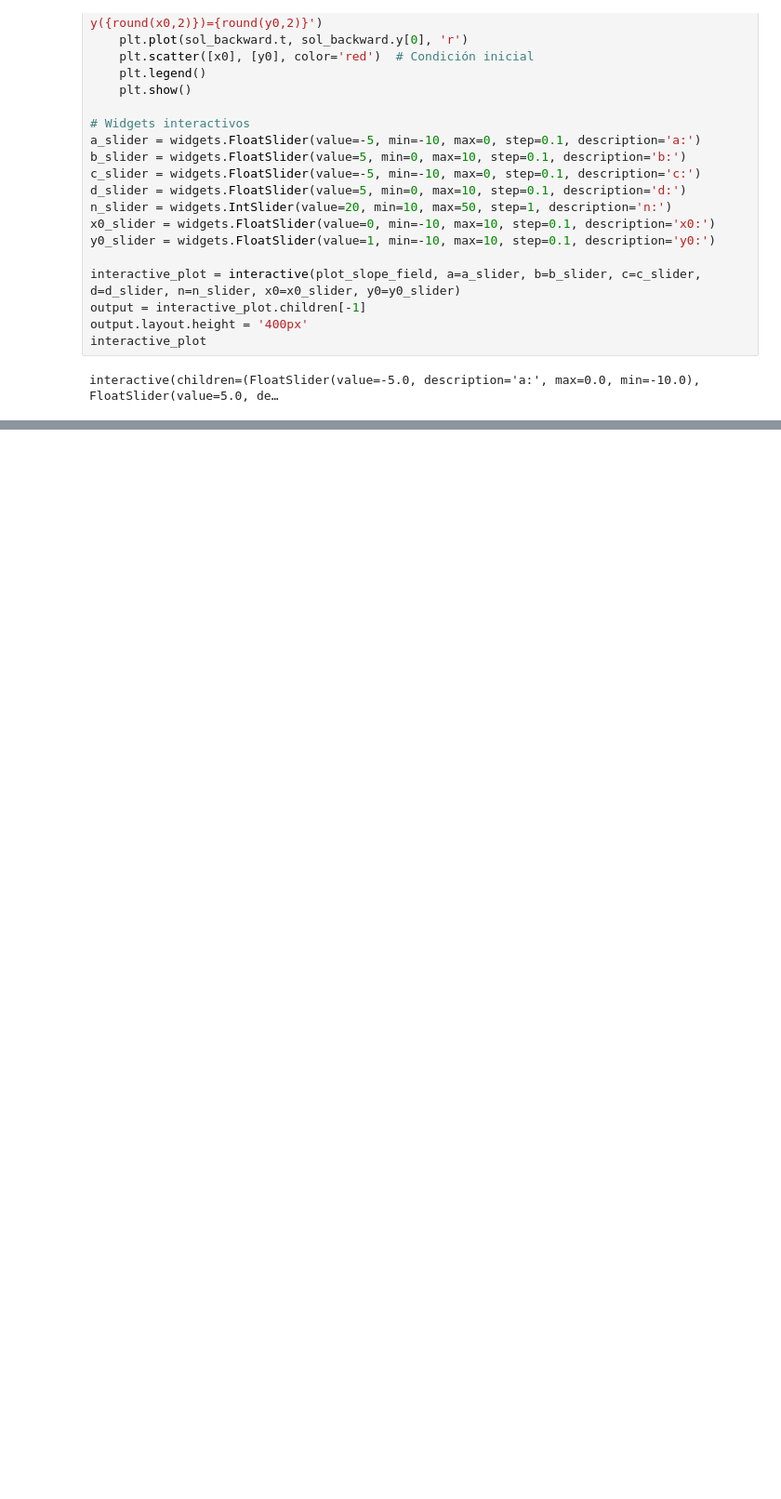
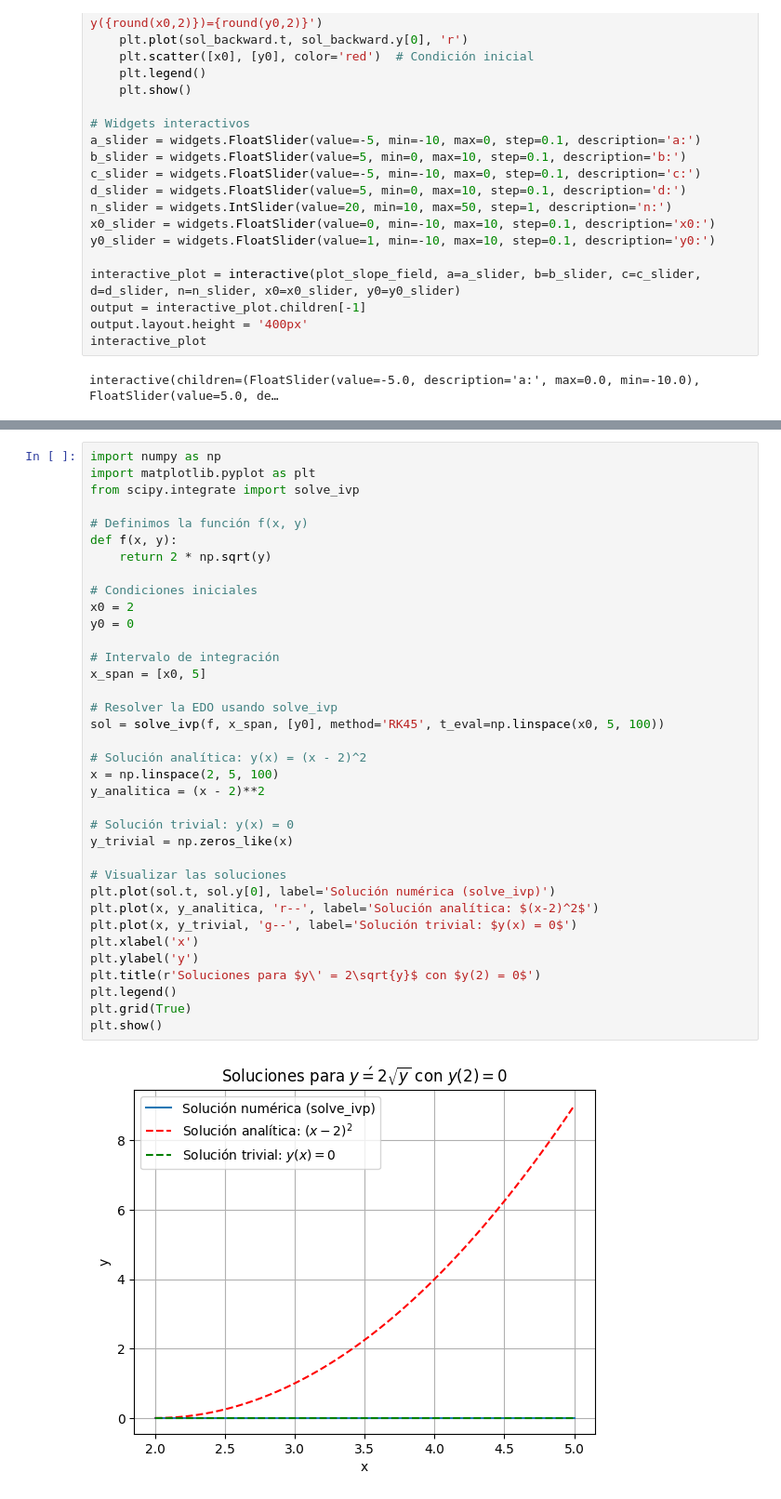
Before and after one commit to DenisOsses/CursoEdo, a Jupyter notebook: Ejercicios.ipynb, the cells around one changed output, grey strips where cells are left out. Shown: that part at 93% size. Cells and saved outputs as stored; diff of their text form; blank space fills up the shorter version.

```diff
--- a/Ejercicios.ipynb
+++ b/Ejercicios.ipynb
@@ -195,0 +249,38 @@ interactive(children=(FloatSlider(value=-5.0, description='a:', max=0.0, min=-10
+# %%
+import numpy as np
+import matplotlib.pyplot as plt
+from scipy.integrate import solve_ivp
+
+# Definimos la función f(x, y)
+def f(x, y):
+    return 2 * np.sqrt(y)
+
+# Condiciones iniciales
+x0 = 2
+y0 = 0
+
+# Intervalo de integración
+x_span = [x0, 5]
+
+# Resolver la EDO usando solve_ivp
+sol = solve_ivp(f, x_span, [y0], method='RK45', t_eval=np.linspace(x0, 5, 100))
+
+# Solución analítica: y(x) = (x - 2)^2
+x = np.linspace(2, 5, 100)
+y_analitica = (x - 2)**2
+
+# Solución trivial: y(x) = 0
+y_trivial = np.zeros_like(x)
+
+# Visualizar las soluciones
+plt.plot(sol.t, sol.y[0], label='Solución numérica (solve_ivp)')
+plt.plot(x, y_analitica, 'r--', label='Solución analítica: $(x-2)^2$')
+plt.plot(x, y_trivial, 'g--', label='Solución trivial: $y(x) = 0$')
+plt.xlabel('x')
+plt.ylabel('y')
+plt.title(r'Soluciones para $y\' = 2\sqrt{y}$ con $y(2) = 0$')
+plt.legend()
+plt.grid(True)
+plt.show()
+# %% [output]
+[figure, added]
```
Also changed, not shown: parts of 2 cells of this notebook, 21 other files.
